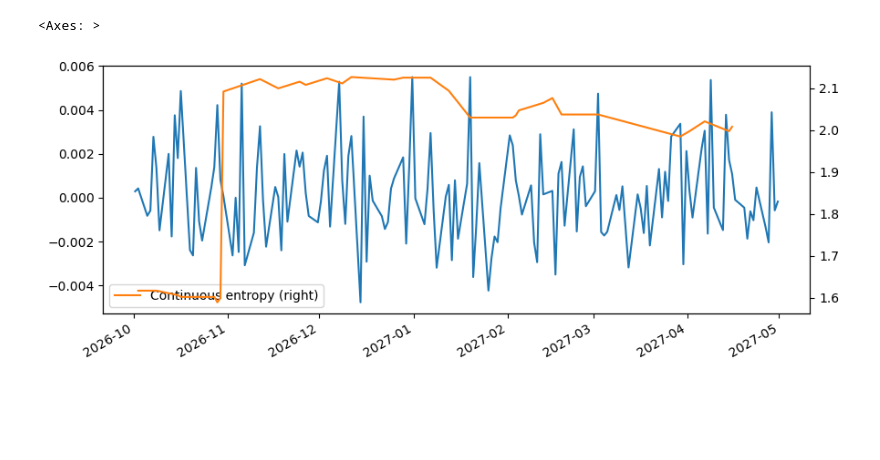
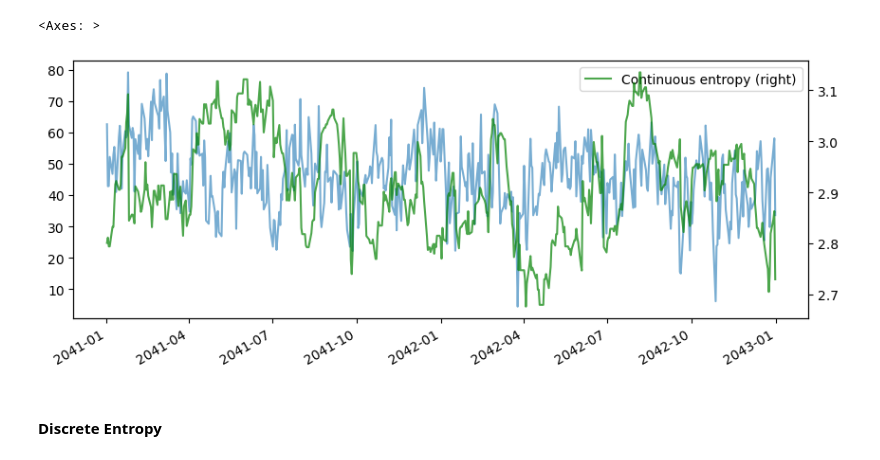
Before and after one commit to Tommylee1013/FinancialMachineLearning, a Jupyter notebook: Notes/Stochastic process/Stochastic Process with entropy.ipynb, the cells around one changed output. Cells and saved outputs as stored; diff of their text form; code cells hidden in the pictures; blank space fills up the shorter version.

```diff
--- a/Notes/Stochastic process/Stochastic Process with entropy.ipynb
+++ b/Notes/Stochastic process/Stochastic Process with entropy.ipynb
@@ -5,4 +7,2 @@ stochastic = PradoSyntheticProcess(n_features = 10, n_informative = 2, n_redunda
 # %%
 simulation = stochastic.simulate()
-# %%
-simulation = simulation.mean(axis = 1)
@@ -13,0 +32,2 @@ simulation.plot()
+# %%
+simulation.columns = ['close']
@@ -13,0 +75,2 @@ simulation.plot()
+# %%
+fracdiff = FractionalDifferentiatedFeatures.fracDiff_FFD(simulation, 0.5)
@@ -14,13 +82,15 @@ simulation.plot()
 # %%
 from FinancialMachineLearning.features.entropy import *
-cont_etp = ContinuousEntropy(ret = np.log(simulation[10:]).diff().dropna(), period = 50)
+cont_etp = ContinuousEntropy(ret = fracdiff, period = 50)
 # %%
 apen = cont_etp.continuous_entropy()
 # %%
 import matplotlib.pyplot as plt
 fig, ax = plt.subplots(figsize = (10, 4))
-ax.plot(simulation.loc['2026-10' : '2027-04'])
-apen.loc['2026-10' : '2027-04'].plot(secondary_y = True, ax = ax)
+ax.plot(fracdiff.loc['2041' : '2042'], alpha = 0.6)
+apen.loc['2041' : '2042'].plot(secondary_y = True, ax = ax, alpha = 0.7, color = 'green')
 # %% [output]
 <Axes: >
-[figure, old version]
+[figure, new version]
+# %% [markdown]
+#### Discrete Entropy
```
Also changed, not shown: parts of 13 cells of this notebook.
